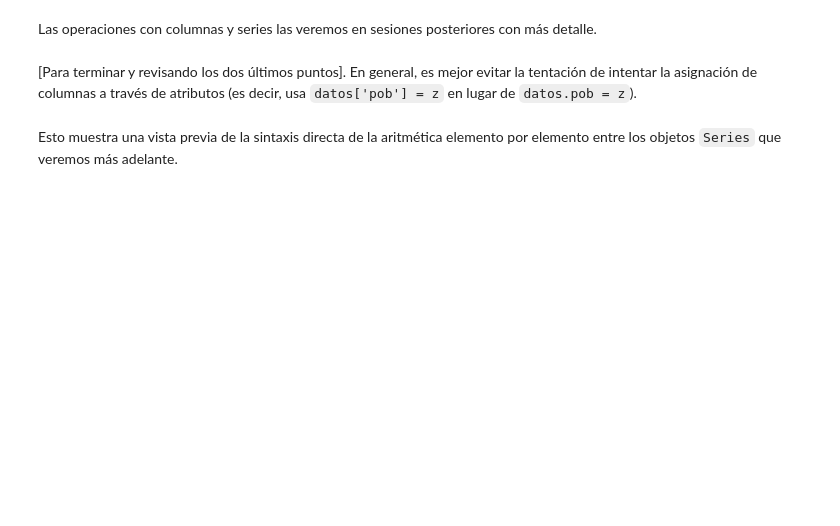
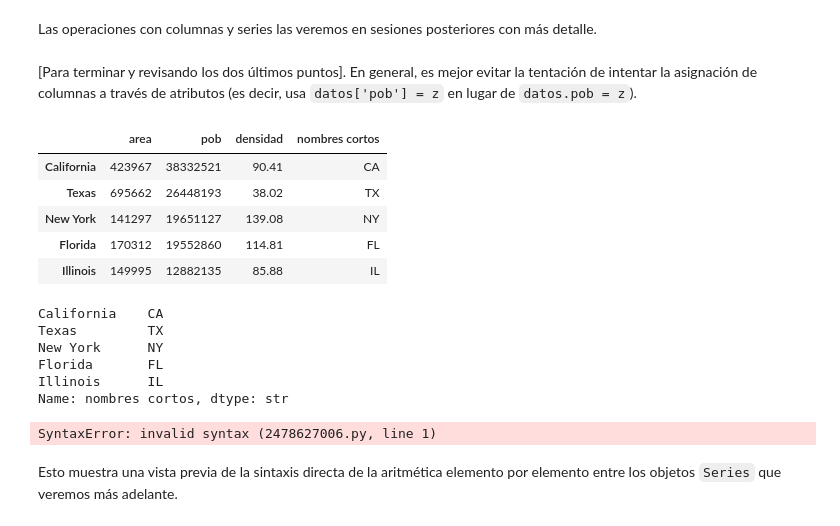
Before and after one commit to gabotron-exe/Gabriel-Ruiz-DSOnline, a Jupyter notebook: 02_Herramientas_Avanzadas/Sprint_04/01_Pandas_I/01_Workout/09_Seleccion_en_DataFrame_I.ipynb, the cells around one changed output. Cells and saved outputs as stored; diff of their text form; code cells hidden in the pictures; blank space fills up the shorter version.

```diff
--- a/02_Herramientas_Avanzadas/Sprint_04/01_Pandas_I/01_Workout/09_Seleccion_en_DataFrame_I.ipynb
+++ b/02_Herramientas_Avanzadas/Sprint_04/01_Pandas_I/01_Workout/09_Seleccion_en_DataFrame_I.ipynb
@@ -32,2 +102,4 @@ Este acceso a la columna de estilo atributo accede en realidad al mismo objeto q
 # %% [markdown]
 Al igual que con los objetos ``Series`` discutidos anteriormente, esta sintaxis de estilo diccionario también se puede utilizar para modificar el objeto, en este caso añadiendo una nueva columna:
+# %%
+data["densidad"] = round(data["pob"] / data["area"], 2)
@@ -35,5 +116,29 @@ Al igual que con los objetos ``Series`` discutidos anteriormente, esta sintaxis
 Las operaciones con columnas y series las veremos en sesiones posteriores con más detalle.
 # %% [markdown]
 [Para terminar y revisando los dos últimos puntos]. En general, es mejor evitar la tentación de intentar la asignación de columnas a través de atributos (es decir, usa ``datos['pob'] = z`` en lugar de ``datos.pob = z``).
+# %%
+nombres_cortos = ["CA", "TX", "NY", "FL", "IL"]
+data["nombres cortos"] = nombres_cortos
+data
+# %% [output]
+|  | area | pob | densidad | nombres cortos |
+| California | 423967 | 38332521 | 90.41 | CA |
+| Texas | 695662 | 26448193 | 38.02 | TX |
+| New York | 141297 | 19651127 | 139.08 | NY |
+| Florida | 170312 | 19552860 | 114.81 | FL |
+| Illinois | 149995 | 12882135 | 85.88 | IL |
+# %%
+data["nombres cortos"]
+# %% [output]
+California    CA
+Texas         TX
+New York      NY
+Florida       FL
+Illinois      IL
+Name: nombres cortos, dtype: str
+# %%
+data.nombres cortos
+# %% [output]
+SyntaxError: invalid syntax (2478627006.py, line 1)
 # %% [markdown]
 Esto muestra una vista previa de la sintaxis directa de la aritmética elemento por elemento entre los objetos ``Series`` que veremos más adelante.
```
Also changed, not shown: parts of 10 cells of this notebook, 5 other files.
